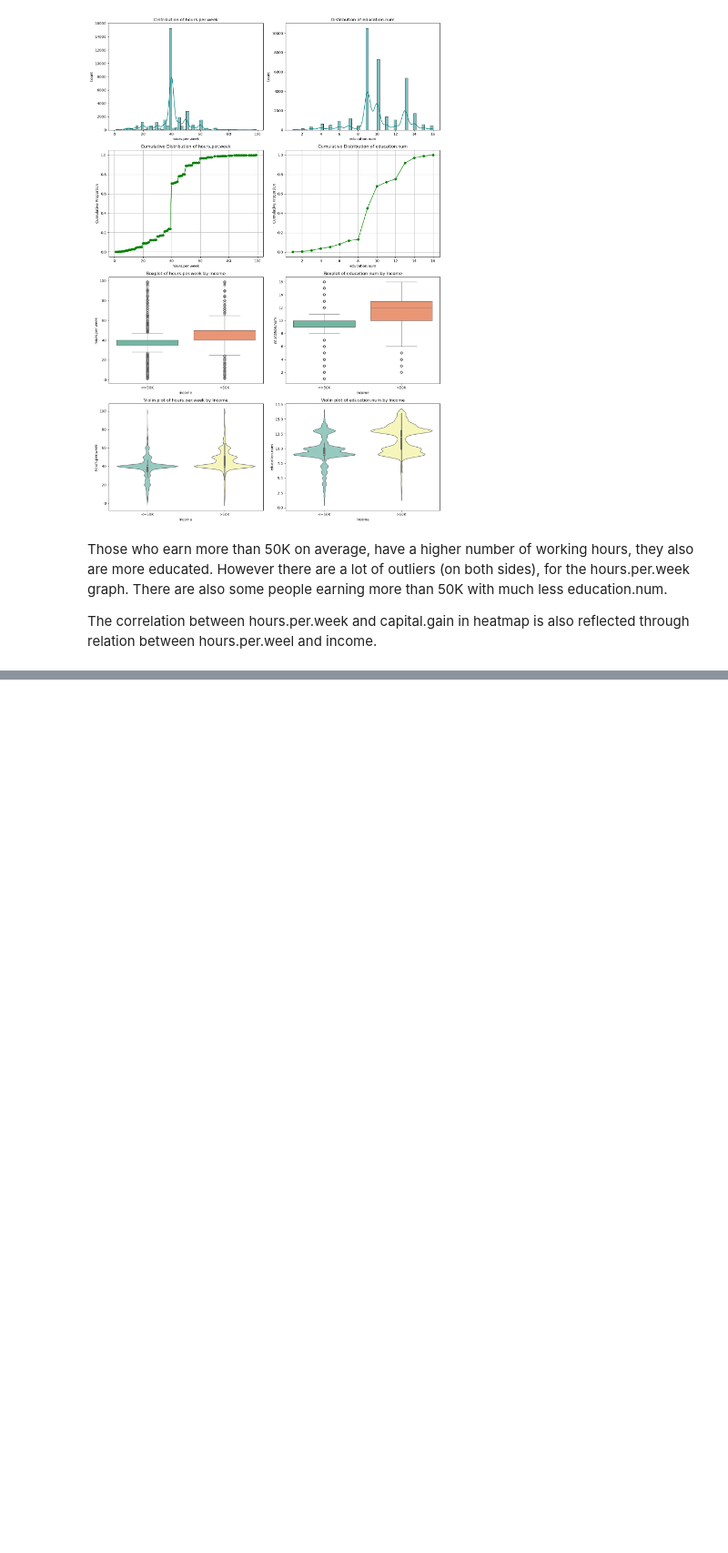
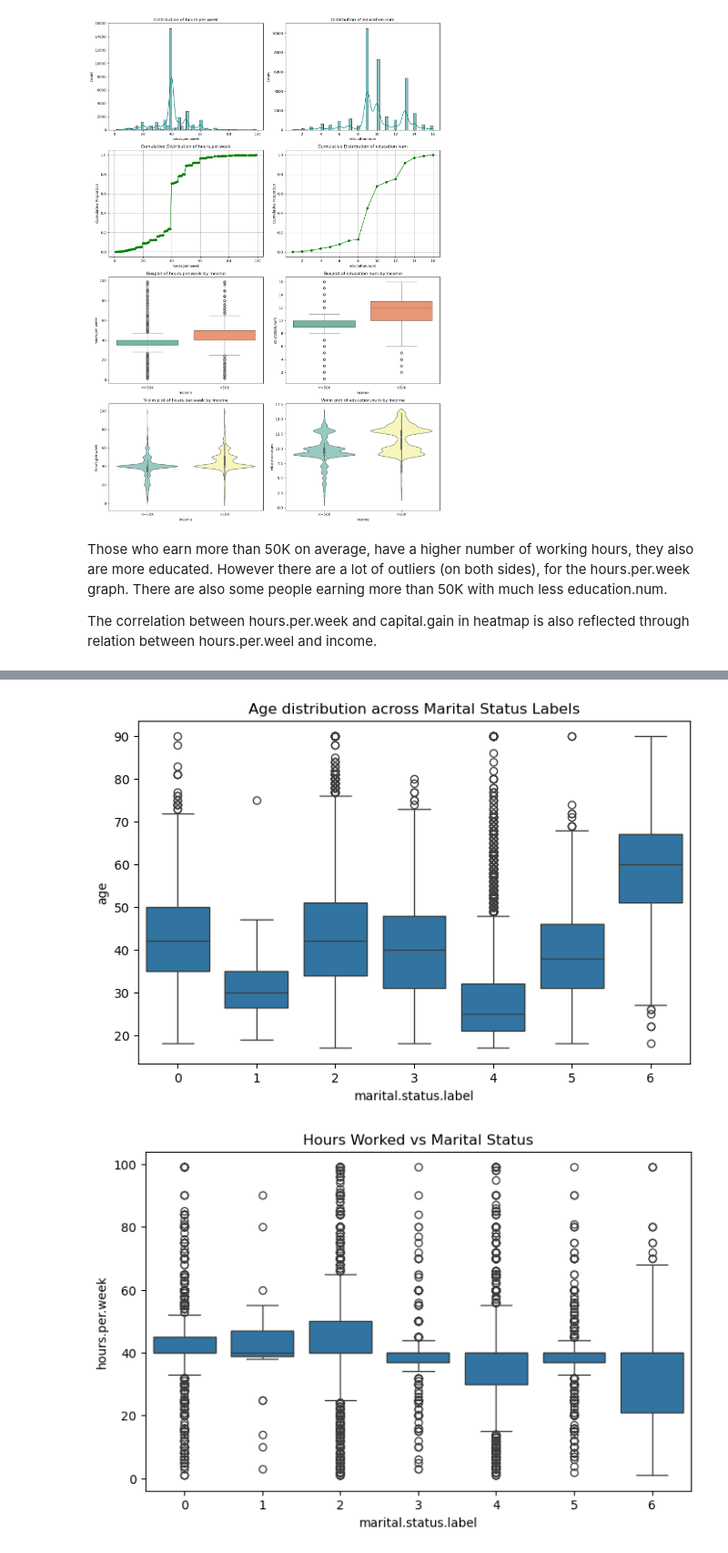
Before and after one commit to Awesome-AI-ML-DELTA25/DataCleaning, a Jupyter notebook: data_cleaning.ipynb, the cells around one changed output, grey strips where cells are left out. Shown at 91% size. Cells and saved outputs as stored; diff of their text form; code cells hidden in the pictures; blank space fills up the shorter version.

```diff
--- a/data_cleaning.ipynb
+++ b/data_cleaning.ipynb
@@ -1036,0 +1134,24 @@ plt.show()
+# %%
+import seaborn as sns
+import matplotlib.pyplot as plt
+
+# Marital status vs Age
+plt.figure(figsize=(8, 5))
+sns.boxplot(x='marital.status.label', y='age', data=df)
+plt.title('Age distribution across Marital Status Labels')
+plt.show()
+
+# Marital status vs Hours per week
+plt.figure(figsize=(8, 5))
+sns.boxplot(x='marital.status.label', y='hours.per.week', data=df)
+plt.title('Hours Worked vs Marital Status')
+plt.show()
+
+# Marital status vs Income
+plt.figure(figsize=(8, 5))
+sns.boxplot(x='marital.status.label', y='income.label', data=df)
+plt.title('Income Distribution across Marital Status')
+plt.show()
+# %% [output]
+[figure, added]
+[figure, added]
```
Also changed, not shown: parts of 31 cells of this notebook, 3 other files.
